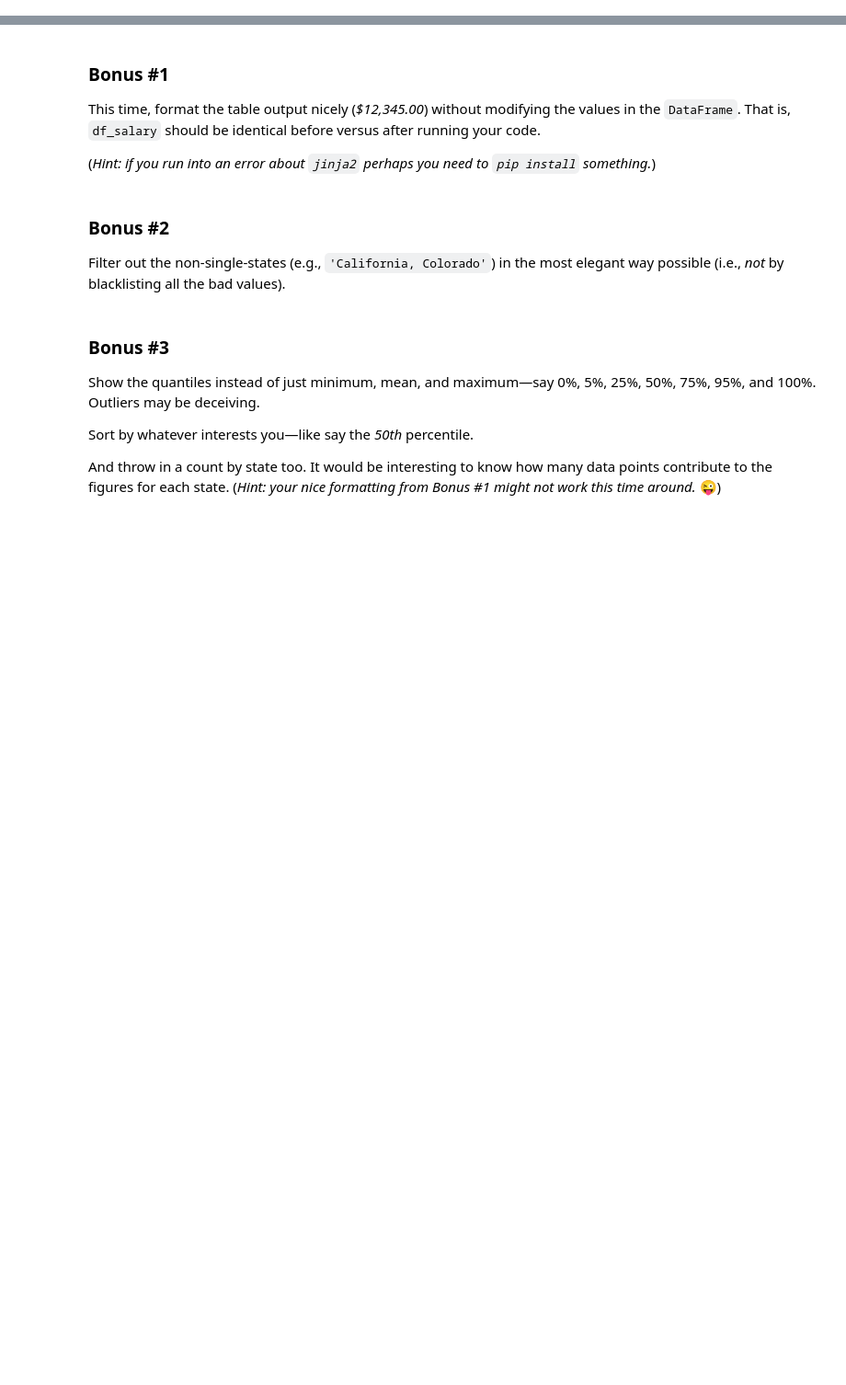
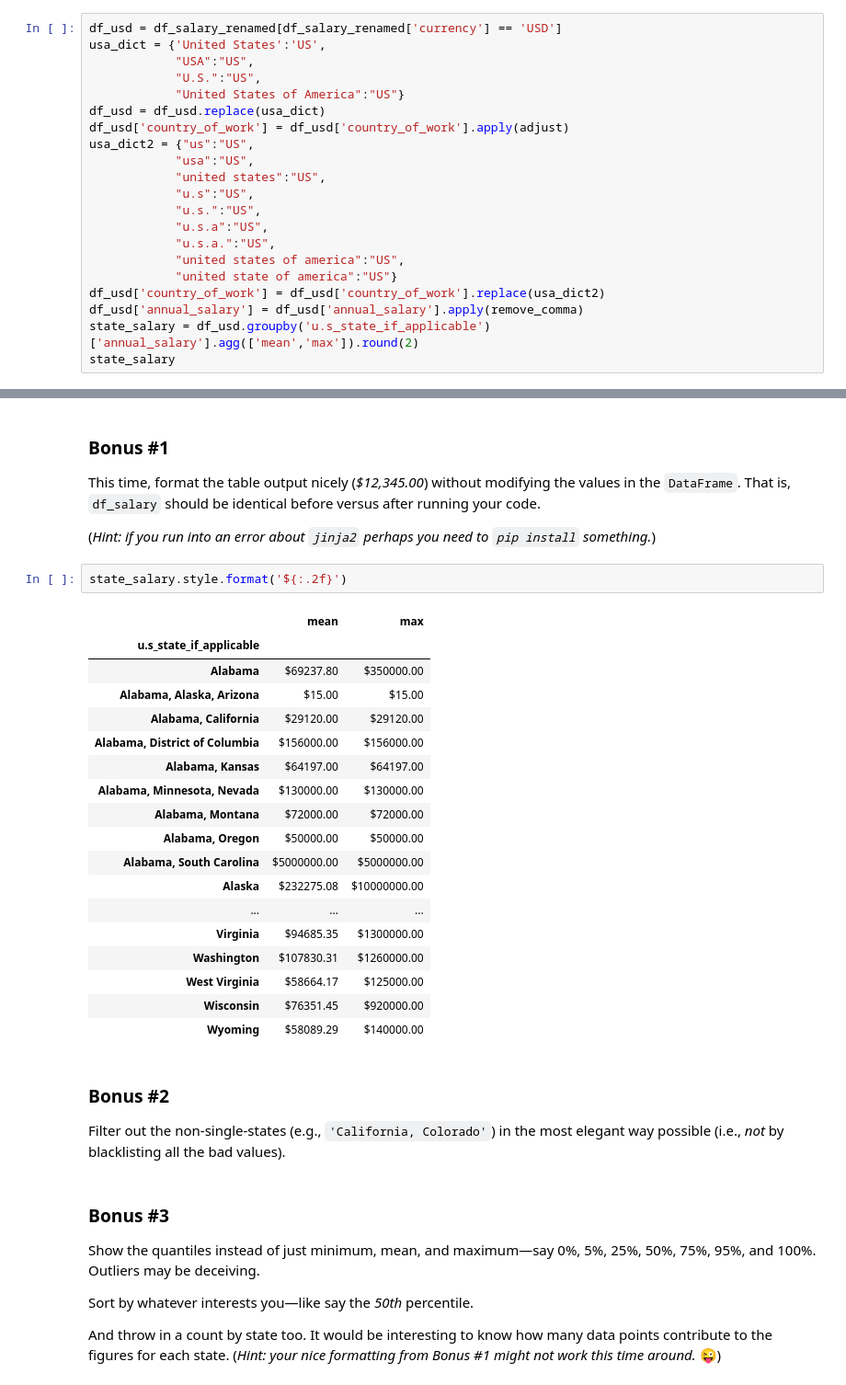
Before and after one commit to drod75/my-fork-DS-fri-1230, a Jupyter notebook: Week-02-DS-Overview-and-Data/Exercise-dr.ipynb, the cells around one changed output, grey strips where cells are left out. Shown at 92% size. Saved outputs shown, nothing was run; the diff lists cells and outputs as text; blank space fills up the shorter version.

```diff
--- a/Week-02-DS-Overview-and-Data/Exercise-dr.ipynb
+++ b/Week-02-DS-Overview-and-Data/Exercise-dr.ipynb
@@ -476,3 +477,24 @@ Let’s back out a bit and return to `df_salary` (which was the loaded data with
 ### Bonus #0
 
 Apply the same steps as before to `df_salary`, but do not filter for any specific industry. Do perform the other data cleaning stuff, and get to a point where you can generate the minimum, mean, and maximum by state.
+# %%
+df_usd = df_salary_renamed[df_salary_renamed['currency'] == 'USD']
+usa_dict = {'United States':'US',
+            "USA":"US",
+            "U.S.":"US",
+            "United States of America":"US"}
+df_usd = df_usd.replace(usa_dict)
+df_usd['country_of_work'] = df_usd['country_of_work'].apply(adjust)
+usa_dict2 = {"us":"US",
+            "usa":"US",
+            "united states":"US",
+            "u.s":"US",
+            "u.s.":"US",
+            "u.s.a":"US",
+            "u.s.a.":"US",
+            "united states of america":"US",
+            "united state of america":"US"}
+df_usd['country_of_work'] = df_usd['country_of_work'].replace(usa_dict2)
+df_usd['annual_salary'] = df_usd['annual_salary'].apply(remove_comma)
+state_salary = df_usd.groupby('u.s_state_if_applicable')['annual_salary'].agg(['mean','max']).round(2)
+state_salary
@@ -482,6 +519,27 @@ Apply the same steps as before to `df_salary`, but do not filter for any specifi
 This time, format the table output nicely (*$12,345.00*) without modifying the values in the `DataFrame`. That is, `df_salary` should be identical before versus after running your code.
 
 (*Hint: if you run into an error about `jinja2` perhaps you need to `pip install` something.*)
+# %%
+state_salary.style.format('${:.2f}')
+# %% [output]
+|  | mean | max |
+| u.s_state_if_applicable |  |  |
+| Alabama | $69237.80 | $350000.00 |
+| Alabama, Alaska, Arizona | $15.00 | $15.00 |
+| Alabama, California | $29120.00 | $29120.00 |
+| Alabama, District of Columbia | $156000.00 | $156000.00 |
+| Alabama, Kansas | $64197.00 | $64197.00 |
+| Alabama, Minnesota, Nevada | $130000.00 | $130000.00 |
+| Alabama, Montana | $72000.00 | $72000.00 |
+| Alabama, Oregon | $50000.00 | $50000.00 |
+| Alabama, South Carolina | $5000000.00 | $5000000.00 |
+| Alaska | $232275.08 | $10000000.00 |
+| ... | ... | ... |
+| Virginia | $94685.35 | $1300000.00 |
+| Washington | $107830.31 | $1260000.00 |
+| West Virginia | $58664.17 | $125000.00 |
+| Wisconsin | $76351.45 | $920000.00 |
+| Wyoming | $58089.29 | $140000.00 |
 # %% [markdown]
 ### Bonus #2
 
```
Also changed, not shown: parts of 5 cells of this notebook.
